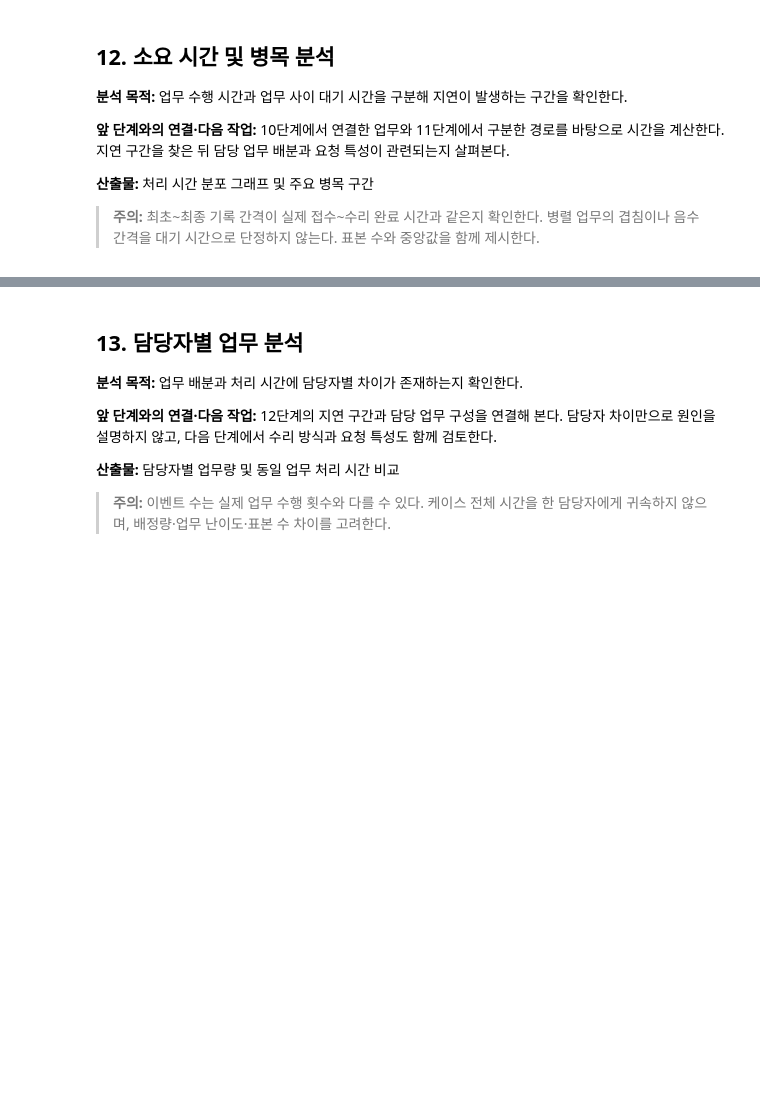
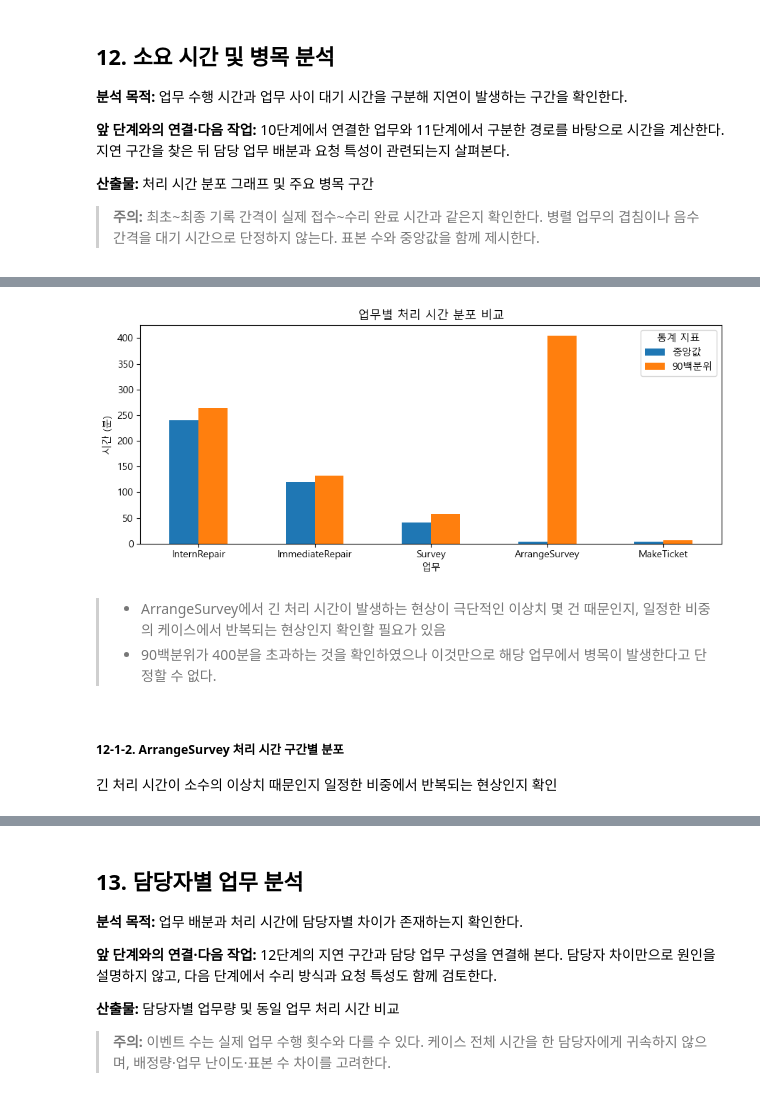
Before and after one commit to roh-git/DA_Assignment, a Jupyter notebook: repair2_분석.ipynb, the cells around one changed output, grey strips where cells are left out. Cells and saved outputs as stored; diff of their text form; code cells hidden in the pictures; blank space fills up the shorter version.

```diff
--- a/repair2_분석.ipynb
+++ b/repair2_분석.ipynb
@@ -2274,0 +2389,28 @@ fig.show()
+# %%
+# 업무별 처리 시간 계산 (분)
+time_pairs['duration_min'] = (
+    time_pairs['complete'] - time_pairs['start']
+).dt.total_seconds() / 60
+
+# 업무별 처리 시간 요약
+duration_summary = (
+    time_pairs.groupby('taskID')['duration_min']
+    .agg(
+        건수='count',
+        중앙값='median',
+        평균='mean',
+        최솟값='min',
+        최댓값='max'
+    )
+)
+
+# 상위 10%에 해당하는 시간 기준
+duration_summary['90백분위'] = (
+    time_pairs.groupby('taskID')['duration_min'].quantile(0.9)
+)
+
+duration_summary = duration_summary.sort_values(
+    '중앙값', ascending=False
+).round(1)
+
+display(duration_summary)
@@ -2274,0 +2425,22 @@ fig.show()
+# %%
+# 업무별 처리 시간 중앙값과 90백분위 비교
+ax = duration_summary[['중앙값', '90백분위']].plot.bar(
+    figsize=(9, 4),
+    rot=0
+)
+
+ax.set_title('업무별 처리 시간 분포 비교')
+ax.set_xlabel('업무')
+ax.set_ylabel('시간 (분)')
+ax.legend(title='통계 지표')
+
+plt.tight_layout()
+plt.show()
+# %% [output]
+[figure, added]
+# %% [markdown]
+> - ArrangeSurvey에서 긴 처리 시간이 발생하는 현상이 극단적인 이상치 몇 건 때문인지, 일정한 비중의 케이스에서 반복되는 현상인지 확인할 필요가 있음
+> - 90백분위가 400분을 초과하는 것을 확인하였으나 이것만으로 해당 업무에서 병목이 발생한다고 단정할 수 없다.
+# %% [markdown]
+##### 12-1-2. ArrangeSurvey 처리 시간 구간별 분포
+긴 처리 시간이 소수의 이상치 때문인지 일정한 비중에서 반복되는 현상인지 확인
```
Also changed, not shown: parts of 97 cells of this notebook.
